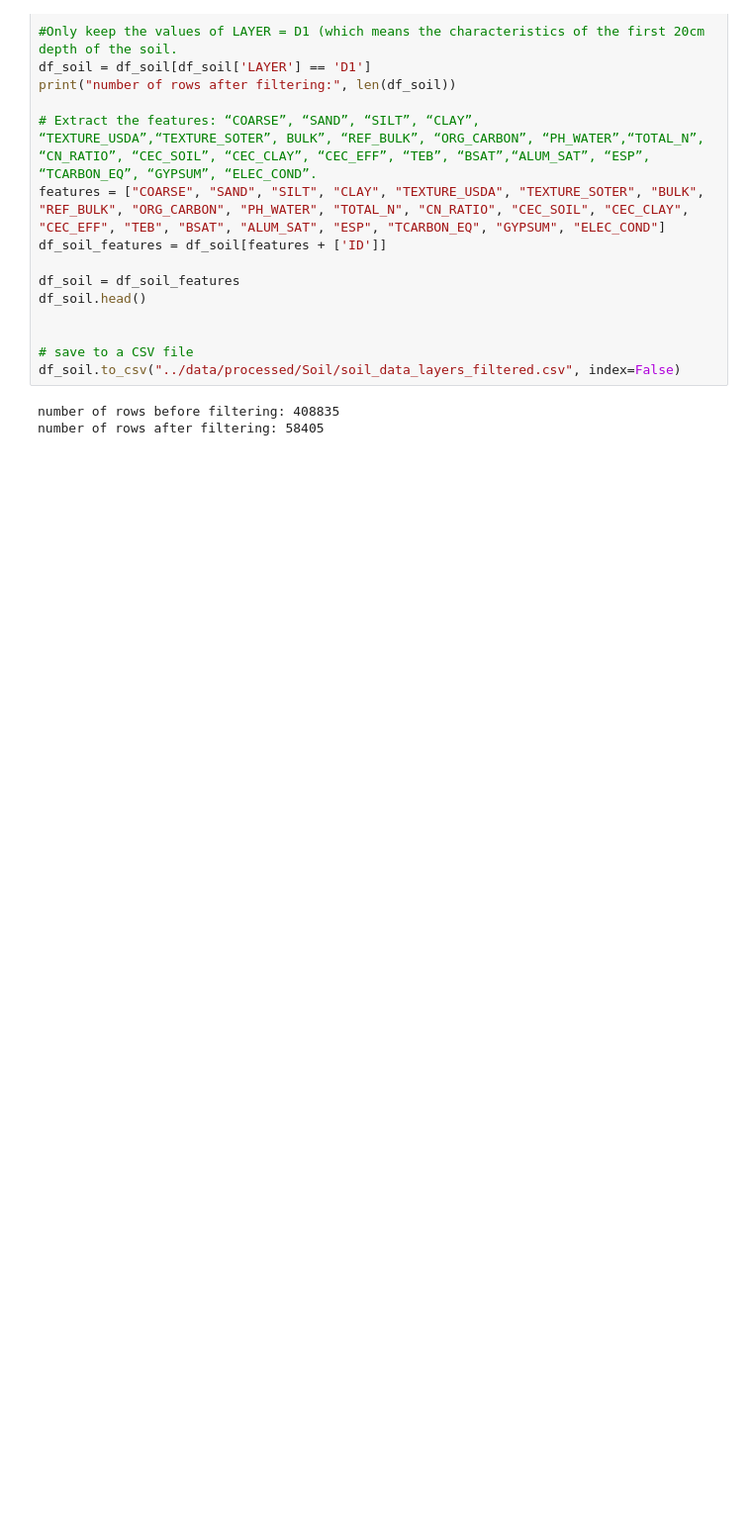
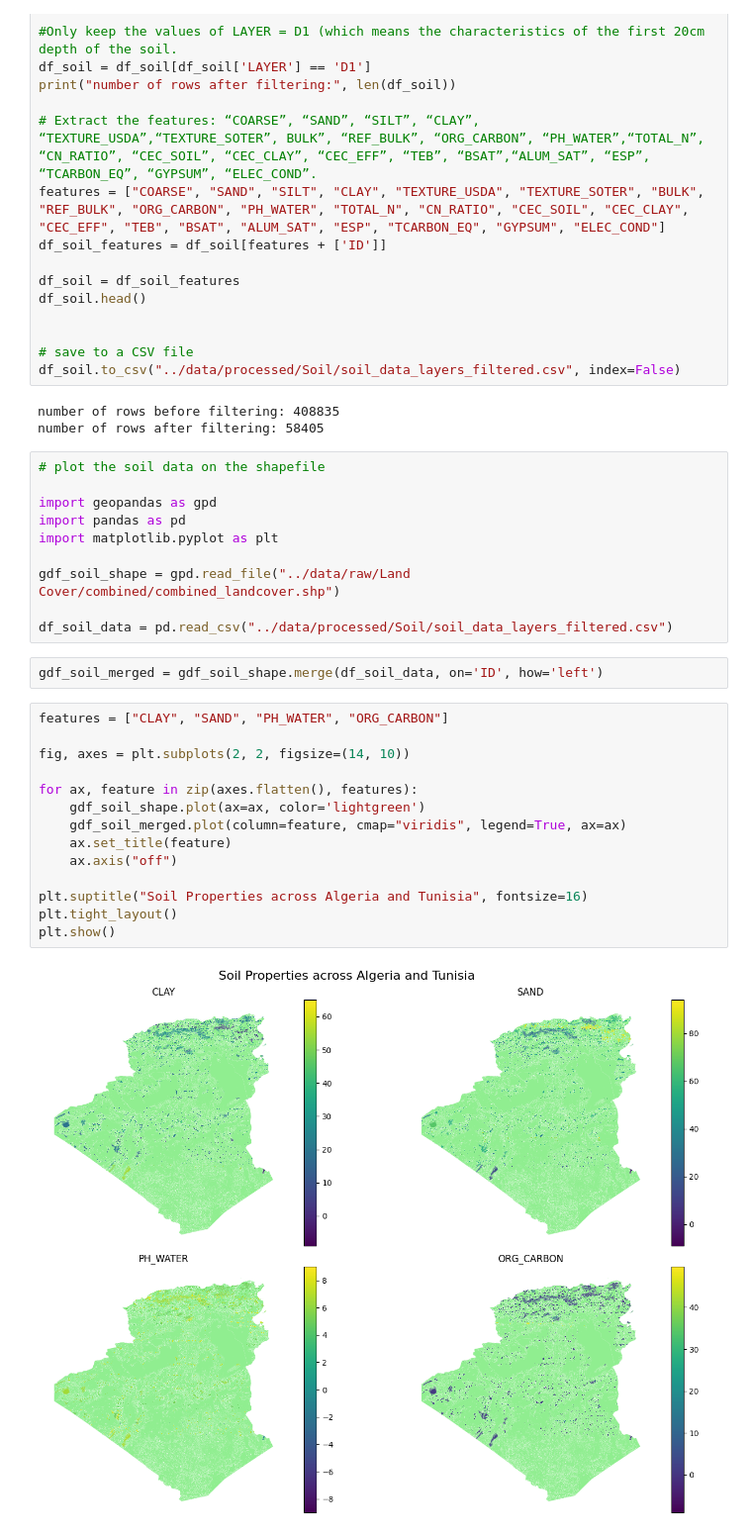
Before and after one commit to ali-boulahlib/forest-fire-prediction-datamining-2025, a Jupyter notebook: notebooks/00_Loading_data.ipynb, the cells around one changed output. Shown at 99% size. Drawn from its saved outputs; the diff is of its cells as text; blank space fills up the shorter version.

Commit message:
Add soil data plotting with shapefile in notebook
Introduced new code cells to load a land cover shapefile and a filtered soil data CSV, merge them on 'ID', and plot the soil data using geopandas and matplotlib. This enhances the data visualization capabilities for soil data within the notebook.

```diff
--- a/notebooks/00_Loading_data.ipynb
+++ b/notebooks/00_Loading_data.ipynb
@@ -515,3 +515,31 @@ df_soil.to_csv("../data/processed/Soil/soil_data_layers_filtered.csv", index=Fal
 # %% [output]
 number of rows before filtering: 408835
 number of rows after filtering: 58405
+# %%
+# plot the soil data on the shapefile
+
+import geopandas as gpd
+import pandas as pd
+import matplotlib.pyplot as plt
+
+gdf_soil_shape = gpd.read_file("../data/raw/Land Cover/combined/combined_landcover.shp")
+
+df_soil_data = pd.read_csv("../data/processed/Soil/soil_data_layers_filtered.csv")
+# %%
+gdf_soil_merged = gdf_soil_shape.merge(df_soil_data, on='ID', how='left')
+# %%
+features = ["CLAY", "SAND", "PH_WATER", "ORG_CARBON"]
+
+fig, axes = plt.subplots(2, 2, figsize=(14, 10))
+
+for ax, feature in zip(axes.flatten(), features):
+    gdf_soil_shape.plot(ax=ax, color='lightgreen')
+    gdf_soil_merged.plot(column=feature, cmap="viridis", legend=True, ax=ax)
+    ax.set_title(feature)
+    ax.axis("off")
+
+plt.suptitle("Soil Properties across Algeria and Tunisia", fontsize=16)
+plt.tight_layout()
+plt.show()
+# %% [output]
+[figure, added]
```
